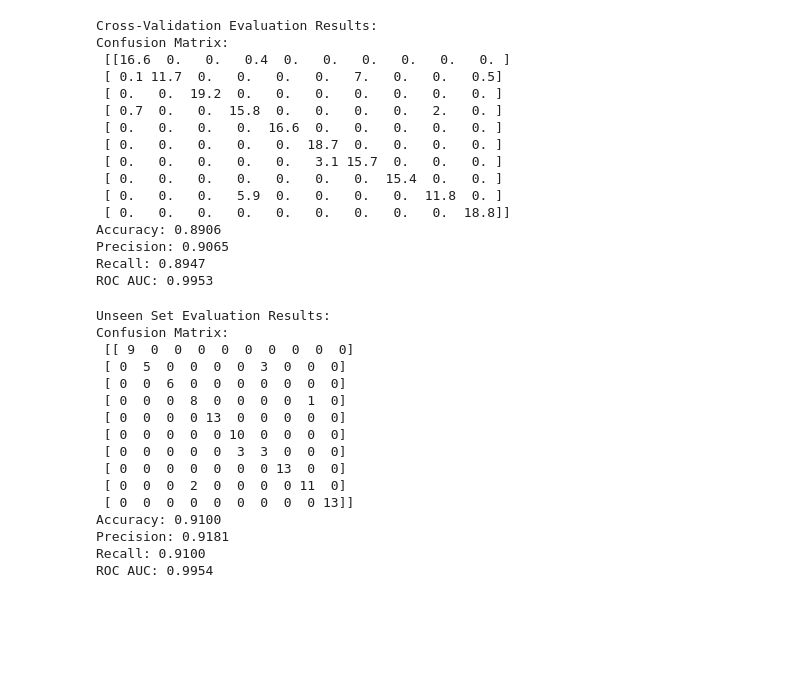
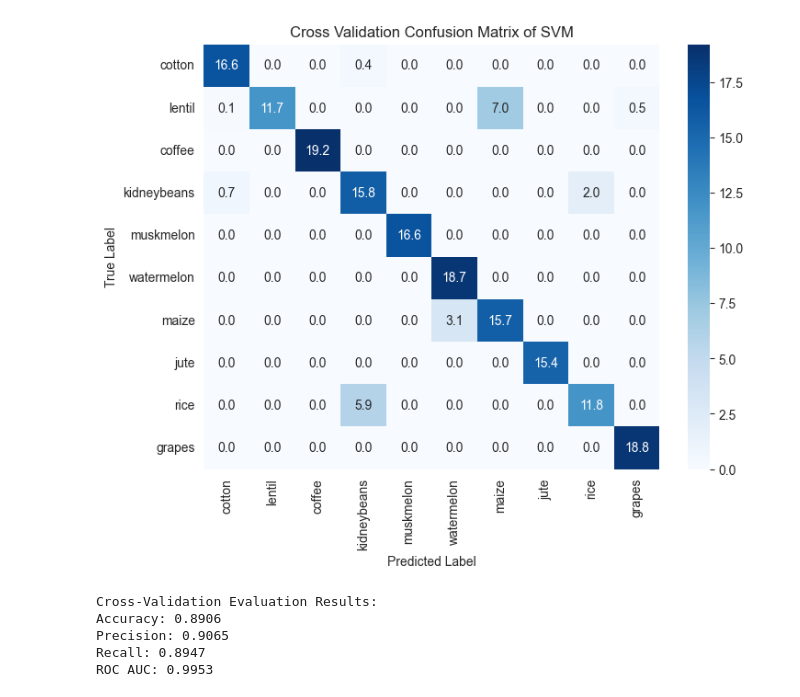
Before and after one commit to Stephen-Coloma/Crop-Recommendation-Machine-Learning, a Jupyter notebook: NaiveBayes.ipynb, the cells around one changed output. Saved outputs shown, nothing was run; the diff lists cells and outputs as text; code cells hidden in the pictures; blank space fills up the shorter version.

Commit message:
chore: Improved confusion matrix visualization
This commit uses seaborn and pyplot to better visualize the confusion matrices instead of just displaying the matrix itself

```diff
--- a/NaiveBayes.ipynb
+++ b/NaiveBayes.ipynb
@@ -47,31 +49,31 @@ for estimator, (_, test_index) in zip(metrics_results['estimator'], sp.split(x_t
 
 # compute the average confusion matrix
 conf_matrix_avg = np.mean(conf_matrices, axis = 0)
-
-# results for the cross-validation
-print('\nCross-Validation Evaluation Results:')
-print('Confusion Matrix: \n', conf_matrix_avg)
-print(f'Accuracy: {metrics_results["test_accuracy"].mean():.4f}')
-print(f'Precision: {metrics_results["test_precision_macro"].mean():.4f}')
-print(f'Recall: {metrics_results["test_recall_macro"].mean():.4f}')
-print(f'ROC AUC: {metrics_results["test_roc_auc_ovr"].mean():.4f}')
-# %% [output]
-Cross-Validation Evaluation Results:
-Confusion Matrix:
- [[16.6  0.   0.   0.4  0.   0.   0.   0.   0.   0. ]
- [ 0.1 11.7  0.   0.   0.   0.   7.   0.   0.   0.5]
- [ 0.   0.  19.2  0.   0.   0.   0.   0.   0.   0. ]
- [ 0.7  0.   0.  15.8  0.   0.   0.   0.   2.   0. ]
- [ 0.   0.   0.   0.  16.6  0.   0.   0.   0.   0. ]
- [ 0.   0.   0.   0.   0.  18.7  0.   0.   0.   0. ]
- [ 0.   0.   0.   0.   0.   3.1 15.7  0.   0.   0. ]
- [ 0.   0.   0.   0.   0.   0.   0.  15.4  0.   0. ]
- [ 0.   0.   0.   5.9  0.   0.   0.   0.  11.8  0. ]
- [ 0.   0.   0.   0.   0.   0.   0.   0.   0.  18.8]]
-Accuracy: 0.8906
-Precision: 0.9065
-Recall: 0.8947
-ROC AUC: 0.9953
+# %%
+# Create heatmap
+plt.figure(figsize=(8, 6))
+sns.heatmap(conf_matrix_avg, annot=True, fmt=".1f", cmap="Blues", xticklabels=y_train_test.unique(), yticklabels=y_train_test.unique())
+
+# Labels and title
+plt.xlabel("Predicted Label")
+plt.ylabel("True Label")
+plt.title("Cross Validation Confusion Matrix of SVM")
+plt.show()
+# %% [output]
+[figure, added]
+# %%
+# results for the cross-validation
+print('\nCross-Validation Evaluation Results:')
+print(f'Accuracy: {metrics_results["test_accuracy"].mean():.4f}')
+print(f'Precision: {metrics_results["test_precision_macro"].mean():.4f}')
+print(f'Recall: {metrics_results["test_recall_macro"].mean():.4f}')
+print(f'ROC AUC: {metrics_results["test_roc_auc_ovr"].mean():.4f}')
+# %% [output]
+Cross-Validation Evaluation Results:
+Accuracy: 0.8906
+Precision: 0.9065
+Recall: 0.8947
+ROC AUC: 0.9953
 # %%
 # fit the model
 model.fit(x_train_test, y_train_test)
@@ -85,28 +87,3 @@ accuracy = accuracy_score(y_unseen, y_pred)
 precision = precision_score(y_unseen, y_pred, average = 'weighted')
 recall = recall_score(y_unseen, y_pred, average = 'weighted')
 roc_auc = roc_auc_score(y_unseen, model.predict_proba(x_unseen), multi_class='ovr')
-
-# results for the unseen set
-print('\nUnseen Set Evaluation Results:')
-print('Confusion Matrix: \n', conf_matrix)
-print(f'Accuracy: {accuracy:.4f}')
-print(f'Precision: {precision:.4f}')
-print(f'Recall: {recall:.4f}')
-print(f'ROC AUC: {roc_auc:.4f}')
-# %% [output]
-Unseen Set Evaluation Results:
-Confusion Matrix:
- [[ 9  0  0  0  0  0  0  0  0  0]
- [ 0  5  0  0  0  0  3  0  0  0]
- [ 0  0  6  0  0  0  0  0  0  0]
- [ 0  0  0  8  0  0  0  0  1  0]
- [ 0  0  0  0 13  0  0  0  0  0]
- [ 0  0  0  0  0 10  0  0  0  0]
- [ 0  0  0  0  0  3  3  0  0  0]
- [ 0  0  0  0  0  0  0 13  0  0]
- [ 0  0  0  2  0  0  0  0 11  0]
- [ 0  0  0  0  0  0  0  0  0 13]]
-Accuracy: 0.9100
-Precision: 0.9181
-Recall: 0.9100
-ROC AUC: 0.9954
```
Also changed, not shown: parts of 3 cells of this notebook.
